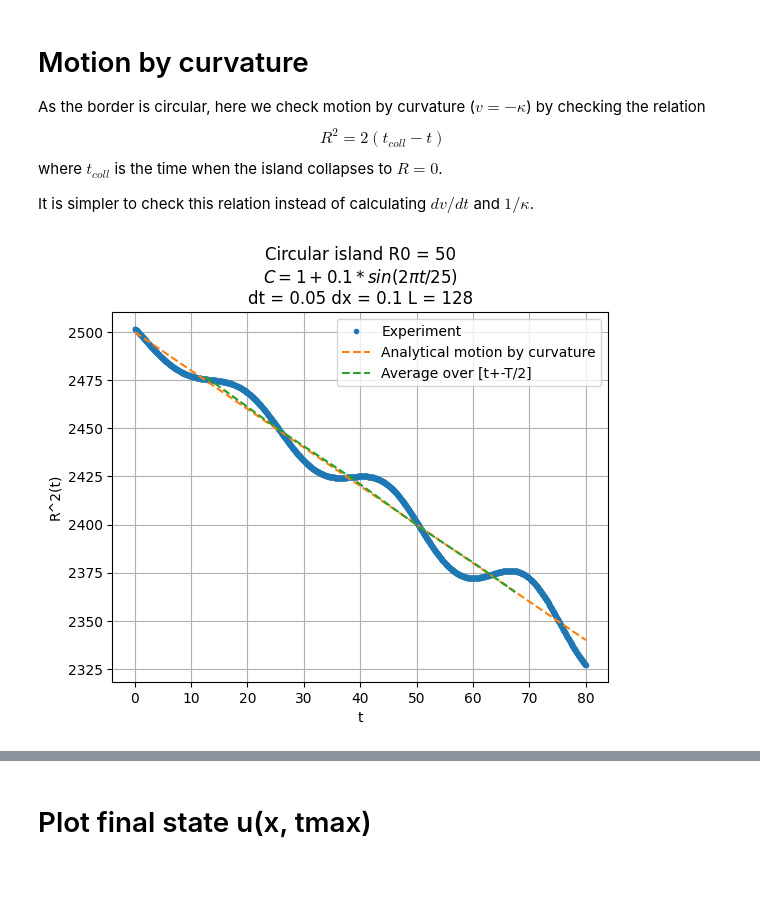
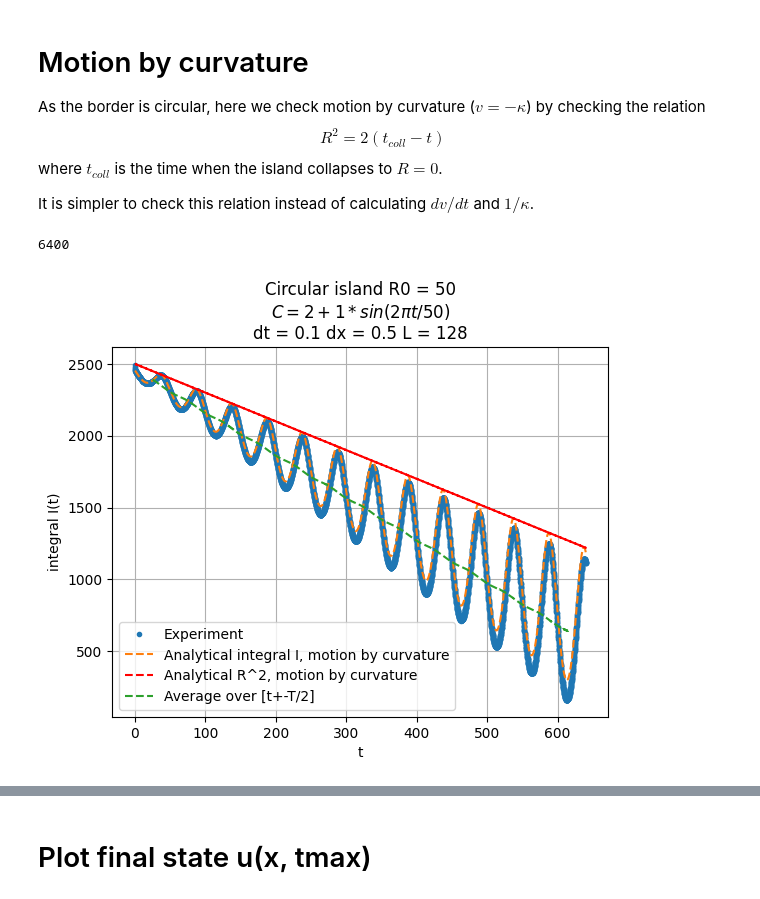
Before and after one commit to suanno/stage2, a Jupyter notebook: codes_tdgl/2D/plot/circular_front.ipynb, the cells around one changed output, grey strips where cells are left out. Cells and saved outputs as stored; diff of their text form; code cells hidden in the pictures.

Commit message:
Notes on check of motion by curvature experimentally when C is slow varying. You have to implement the check for fast oscillating C.

```diff
--- a/codes_tdgl/2D/plot/circular_front.ipynb
+++ b/codes_tdgl/2D/plot/circular_front.ipynb
@@ -9,6 +9,6 @@ import time
 # Plot Space average of u(t)
 # %%
 dt = 0.1
-tspan = 80
+tspan = 640
 tspan/dt
 # %% [output]
@@ -16,11 +16,11 @@ tspan/dt
 # %%
-dx = 0.1
+dx = 0.5
 L = 128
 R0 = 50
 # %%
-T = 25
+T = 50
 C0 = 1
-A = 0.1
+A = 1
 # %%
 title = "Circular island R0 = "+str(R0)+"\n$C = "+ str(C0) + " + "+str(A)+"*sin(2\pi t/"+str(T)+")$\n"
 title = title + "dt = " + str(dt) + " dx = " + str(dx) + " L = " + str(L)
@@ -59,37 +59,56 @@ for i in np.arange(0, len(area)):
 ts = np.arange(0, tt[len(tt)-1], dt)
 ns = np.arange(0, len(ts))
 for i in np.arange(0,len(ns)):
     ns[i] = int(ts[i]/dt)
 #ts = np.arange(0, i, int(T/dt))
 
 # Motion by curvature
 fig, ax = plt.subplots()
 ax.plot(tt[ns], r2[ns],'.', label="Experiment")
 ax.set_xlabel("t")
-ax.set_ylabel("R^2(t)")
+ax.set_ylabel("integral I(t)")
 ax.grid()
 ax.set_title(title)
 
-# Analytical expected result
+# True analytical (taking into account we're extimating R^2 only on average)
+#Read C(t)
+f = open("../fileCout.dat", "r")
+N = int(round(tspan/dt))
+tt = np.zeros(N)
+Cs = np.zeros(N)
+integral_anal = np.zeros(N)
+i = 0
+for row in f:
+    a, b = row.split(" ")
+    if i > 0:
+        tt[i-1] = float(a)
+        Cs[i-1] = float(b)
+        integral_anal[i-1] = np.sqrt(Cs[i-1])*(R0*R0-2*tt[i-1]-L*L/(2*np.pi)) + L*L/(2*np.pi)
+
+    #print(ave[i])
+    i = i + 1
+print(i)
+ax.plot(tt[ns[0:len(ns)-1]], integral_anal[ns[0:len(ns)-1]], "--", label="Analytical integral I, motion by curvature")
+# Analytical motion by curvature
 r2_anal = R0*R0*np.ones(len(r2)) - 2*tt
-ax.plot(tt[ns], r2_anal[ns], "--", label="Analytical motion by curvature")
+ax.plot(tt[ns], r2_anal[ns], "--", label="Analytical R^2, motion by curvature", color="red")
 
 # Calculate the average over a period
-T = 25
 nT = int(T/dt)  # Number of steps corresponding to a period
 r2ave = np.zeros(len(r2)-nT)
 nsave = np.arange(0,len(tt)-nT)
 for i in np.arange(0, len(r2)):
     if i >= nT:
         r2ave[i-nT] = np.average(r2[ns[i-nT]:ns[i]])
         nsave[i-nT] = ns[int(i-nT/2)]
 ax.plot(tt[nsave], r2ave, "--", label="Average over [t+-T/2]")
 
 
 ax.legend()
 t_min = 40
-t_max = t_min + 2/25
+t_max = t_min + 50*T
 #ax.set_xlim(t_min,t_max)
-#ax.set_ylim(544,548)
+#ax.set_ylim(2410,2432)
 # %% [output]
+6400
-[figure, old version]
+[figure, new version]
```
Also changed, not shown: parts of 5 cells of this notebook, 28 other files.
